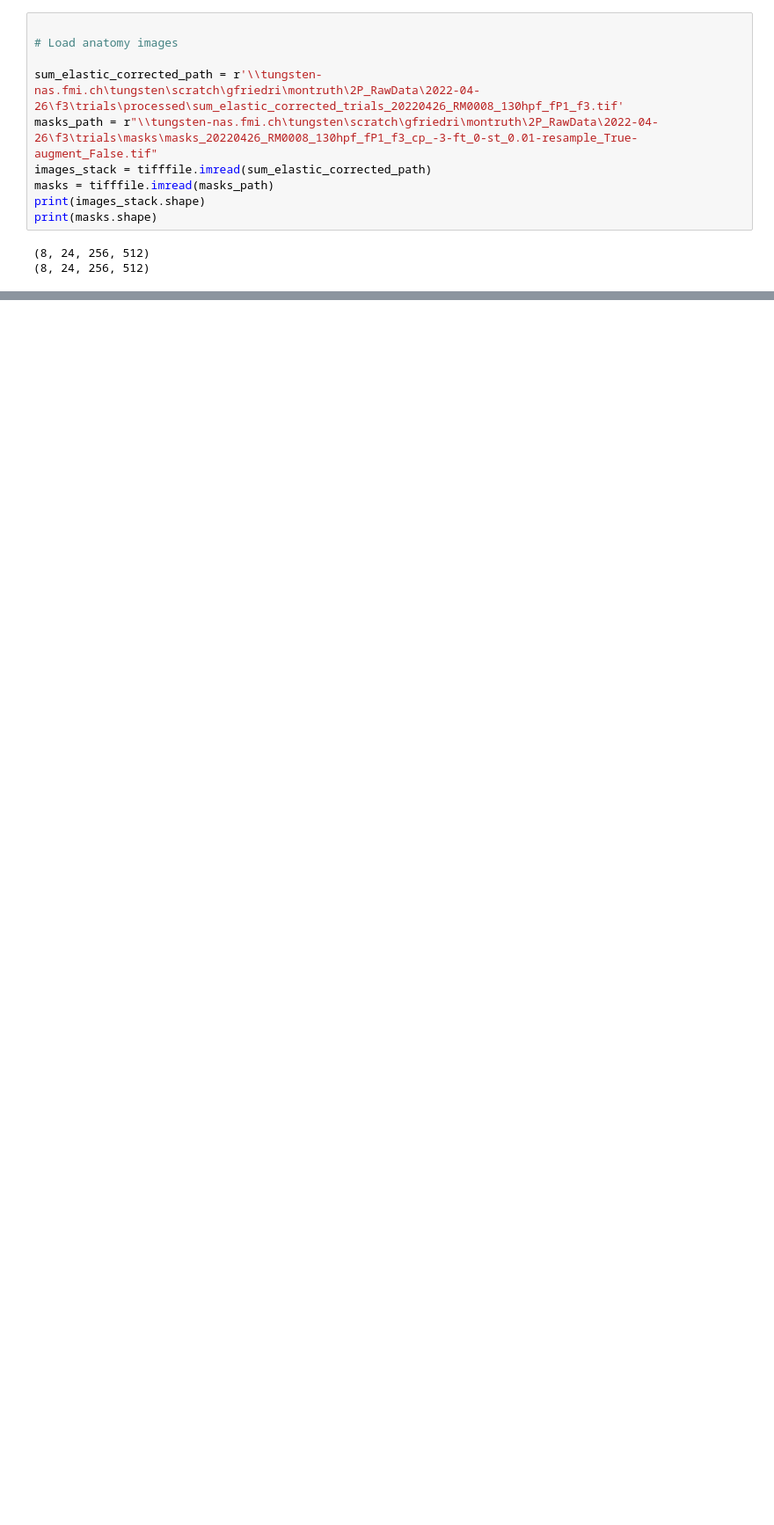
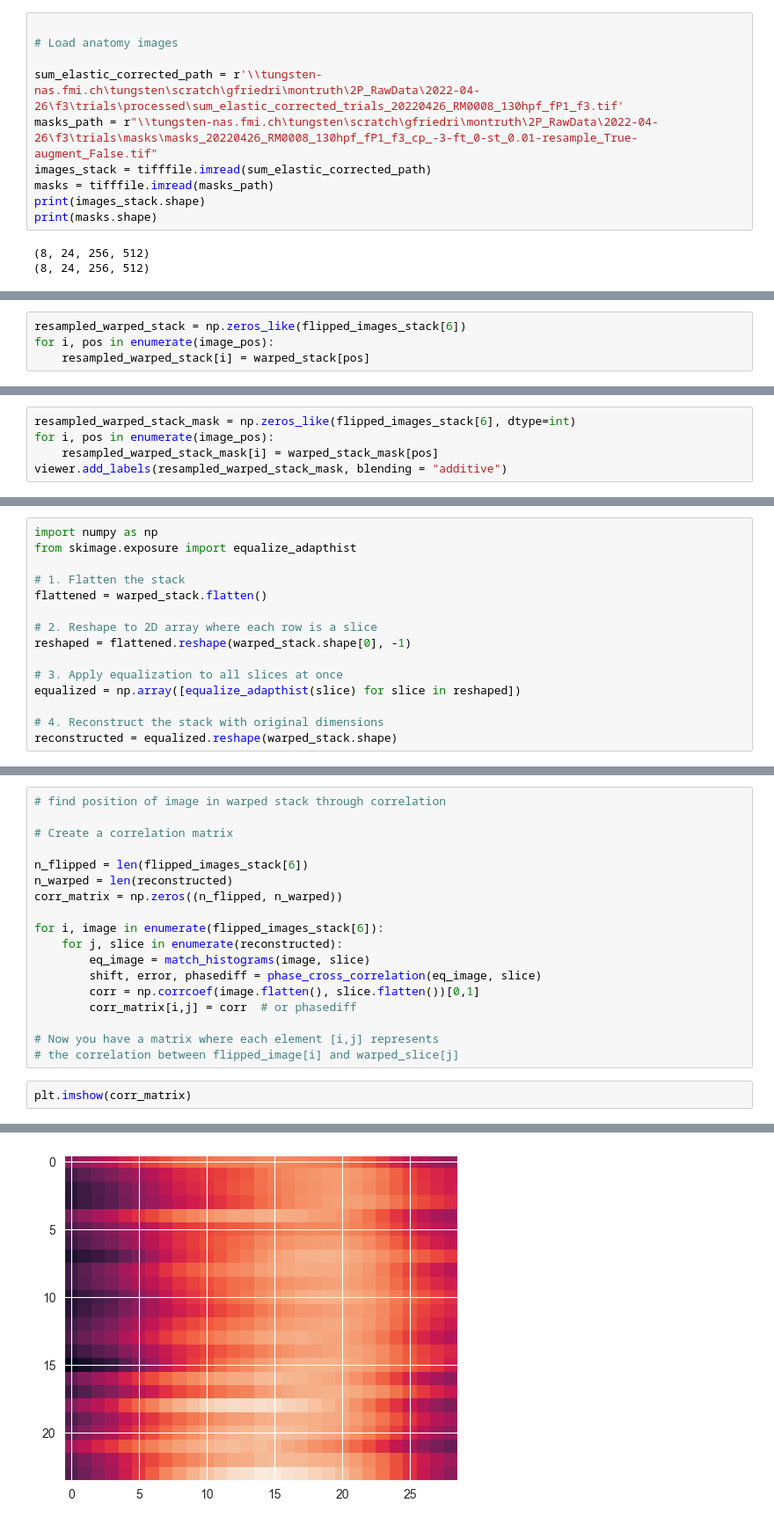
Before and after one commit to ruth3004/samplePy, a Jupyter notebook: notebooks/04_proofread_lm_rois.ipynb, the cells around one changed output, grey strips where cells are left out. Shown at 88% size. Drawn from its saved outputs; the diff is of its cells as text; blank space fills up the shorter version.

```diff
--- a/notebooks/04_proofread_lm_rois.ipynb
+++ b/notebooks/04_proofread_lm_rois.ipynb
@@ -58,0 +153,4 @@ def roi_navigator(roi_id: int, trial: int):
+# %%
+resampled_warped_stack = np.zeros_like(flipped_images_stack[6])
+for i, pos in enumerate(image_pos):
+    resampled_warped_stack[i] = warped_stack[pos]
@@ -58,0 +161,5 @@ def roi_navigator(roi_id: int, trial: int):
+# %%
+resampled_warped_stack_mask = np.zeros_like(flipped_images_stack[6], dtype=int)
+for i, pos in enumerate(image_pos):
+    resampled_warped_stack_mask[i] = warped_stack_mask[pos]
+viewer.add_labels(resampled_warped_stack_mask, blending = "additive")
@@ -58,0 +237,15 @@ def roi_navigator(roi_id: int, trial: int):
+# %%
+import numpy as np
+from skimage.exposure import equalize_adapthist
+
+# 1. Flatten the stack
+flattened = warped_stack.flatten()
+
+# 2. Reshape to 2D array where each row is a slice
+reshaped = flattened.reshape(warped_stack.shape[0], -1)
+
+# 3. Apply equalization to all slices at once
+equalized = np.array([equalize_adapthist(slice) for slice in reshaped])
+
+# 4. Reconstruct the stack with original dimensions
+reconstructed = equalized.reshape(warped_stack.shape)
@@ -58,0 +256,21 @@ def roi_navigator(roi_id: int, trial: int):
+# %%
+# find position of image in warped stack through correlation
+
+# Create a correlation matrix
+
+n_flipped = len(flipped_images_stack[6])
+n_warped = len(reconstructed)
+corr_matrix = np.zeros((n_flipped, n_warped))
+
+for i, image in enumerate(flipped_images_stack[6]):
+    for j, slice in enumerate(reconstructed):
+        eq_image = match_histograms(image, slice)
+        shift, error, phasediff = phase_cross_correlation(eq_image, slice)
+        corr = np.corrcoef(image.flatten(), slice.flatten())[0,1]
+        corr_matrix[i,j] = corr  # or phasediff
+
+# Now you have a matrix where each element [i,j] represents
+# the correlation between flipped_image[i] and warped_slice[j]
+# %%
+plt.imshow(corr_matrix)
+# %% [output]
@@ -58,0 +278 @@ def roi_navigator(roi_id: int, trial: int):
+[figure, added]
```
Also changed, not shown: parts of 61 cells of this notebook, 11 other files.
